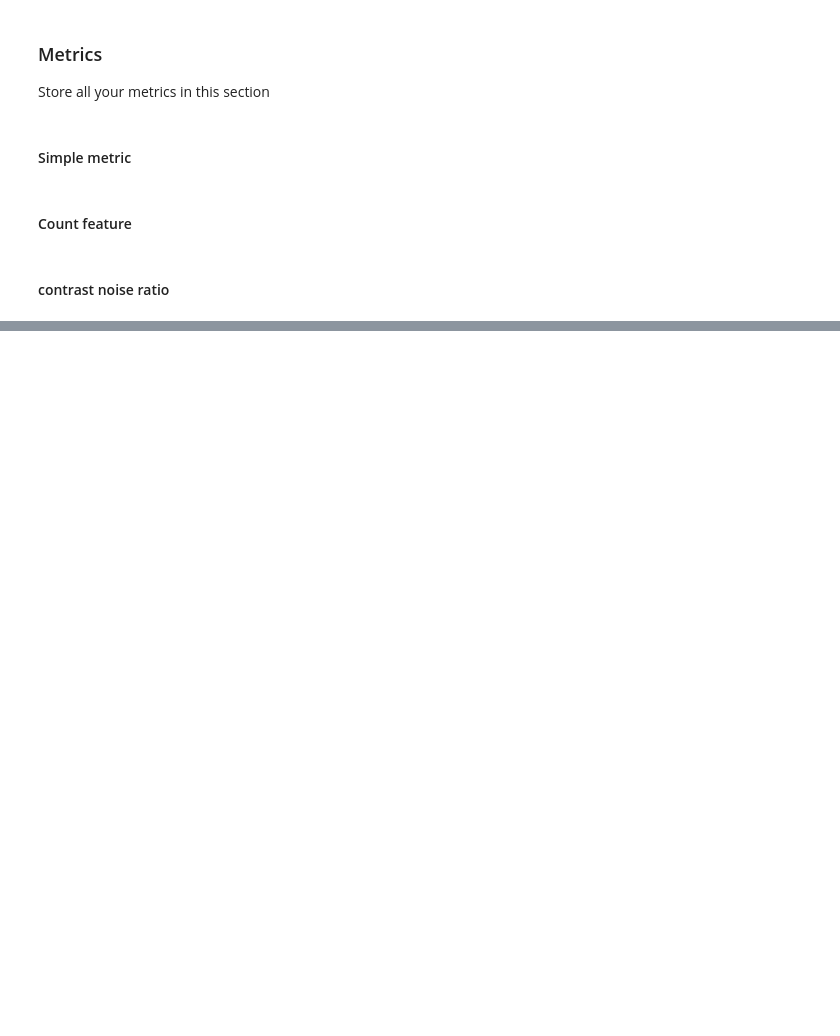
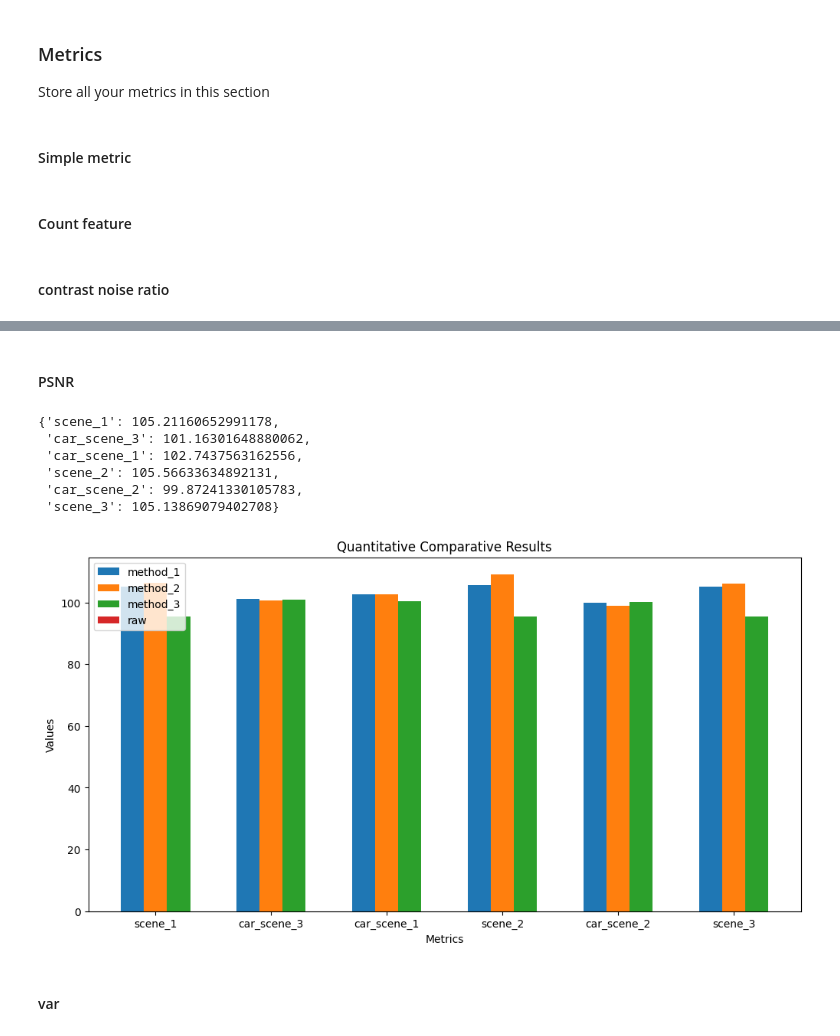
Before and after one commit to ThangVuH/M1_S8_dataChallenge_24, a Jupyter notebook: code/test_and_replications/data_manipulation.ipynb, the cells around one changed output, grey strips where cells are left out. Saved outputs shown, nothing was run; the diff lists cells and outputs as text; code cells hidden in the pictures; blank space fills up the shorter version.

```diff
--- a/code/test_and_replications/data_manipulation.ipynb
+++ b/code/test_and_replications/data_manipulation.ipynb
@@ -180,0 +297,67 @@ def contrast_to_noise_ratio(image, object_mask, background_mask):
+# %% [markdown]
+#### PSNR
+# %%
+def calculate_psnr_index(original_image, corrected_image):
+    mse = np.mean((original_image - corrected_image) ** 2)
+    max_pixel_value = 2**14 - 1  # 14-bit images
+    psnr = 10 * np.log10(max_pixel_value**2 / mse)
+    return psnr
+# %%
+metric_method1 = compartive_metrics_loop_(data, "method_1", calculate_psnr_index, -15)
+metric_method1
+# %% [output]
+{'scene_1': 105.21160652991178,
+ 'car_scene_3': 101.16301648880062,
+ 'car_scene_1': 102.7437563162556,
+ 'scene_2': 105.56633634892131,
+ 'car_scene_2': 99.87241330105783,
+ 'scene_3': 105.13869079402708}
+# %%
+metric_method1 = compartive_metrics_loop_(data, "method_1", calculate_psnr_index, -15)
+metric_method2 = compartive_metrics_loop_(data, "method_2", calculate_psnr_index, -15)
+metric_method3 = compartive_metrics_loop_(data, "method_3", calculate_psnr_index, -15)
+metric_raw = compartive_metrics_loop_(data,"raw", calculate_psnr_index, -15)
+
+total_method = [metric_method1,metric_method2,metric_method3,metric_raw]
+
+regrouped ={}
+
+for key2 in level_two_keys:
+    temp_val = []
+    for method in total_method:
+        temp_val.append(method[key2])
+    regrouped.update({key2:temp_val})
+
+
+methods = level_one_keys
+metrics = regrouped
+metrics_df = pd.DataFrame(regrouped, index=methods)
+
+n_metrics = len(metrics)
+n_methods = len(methods)
+
+# Define the bar width
+bar_width = 0.2
+fig, ax = plt.subplots(figsize=(12, 6))
+index = np.arange(n_metrics)
+
+# Plot each method's metrics
+for i, method in enumerate(methods):
+    plt.bar(index + i * bar_width, metrics_df.loc[method], bar_width, label=method)
+
+# Add some text for labels, title and axes ticks
+ax.set_xlabel('Metrics')
+ax.set_ylabel('Values')
+ax.set_title('Quantitative Comparative Results')
+ax.set_xticks(index + bar_width)
+ax.set_xticklabels(metrics.keys())
+
+# Add legend
+ax.legend()
+
+# Show plot
+plt.show()
+# %% [output]
+[figure, added]
+# %% [markdown]
+#### var
```
Also changed, not shown: parts of 20 cells of this notebook.
